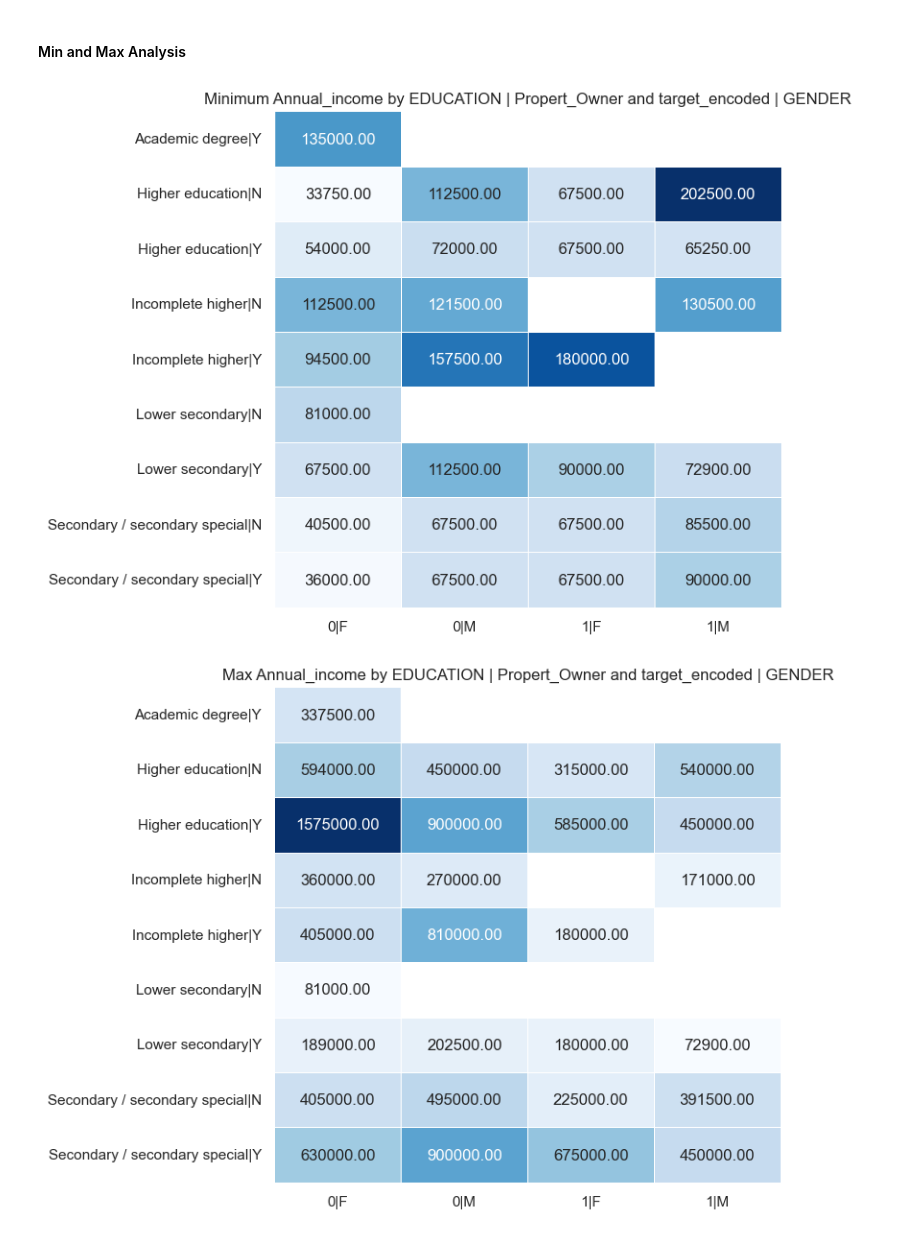
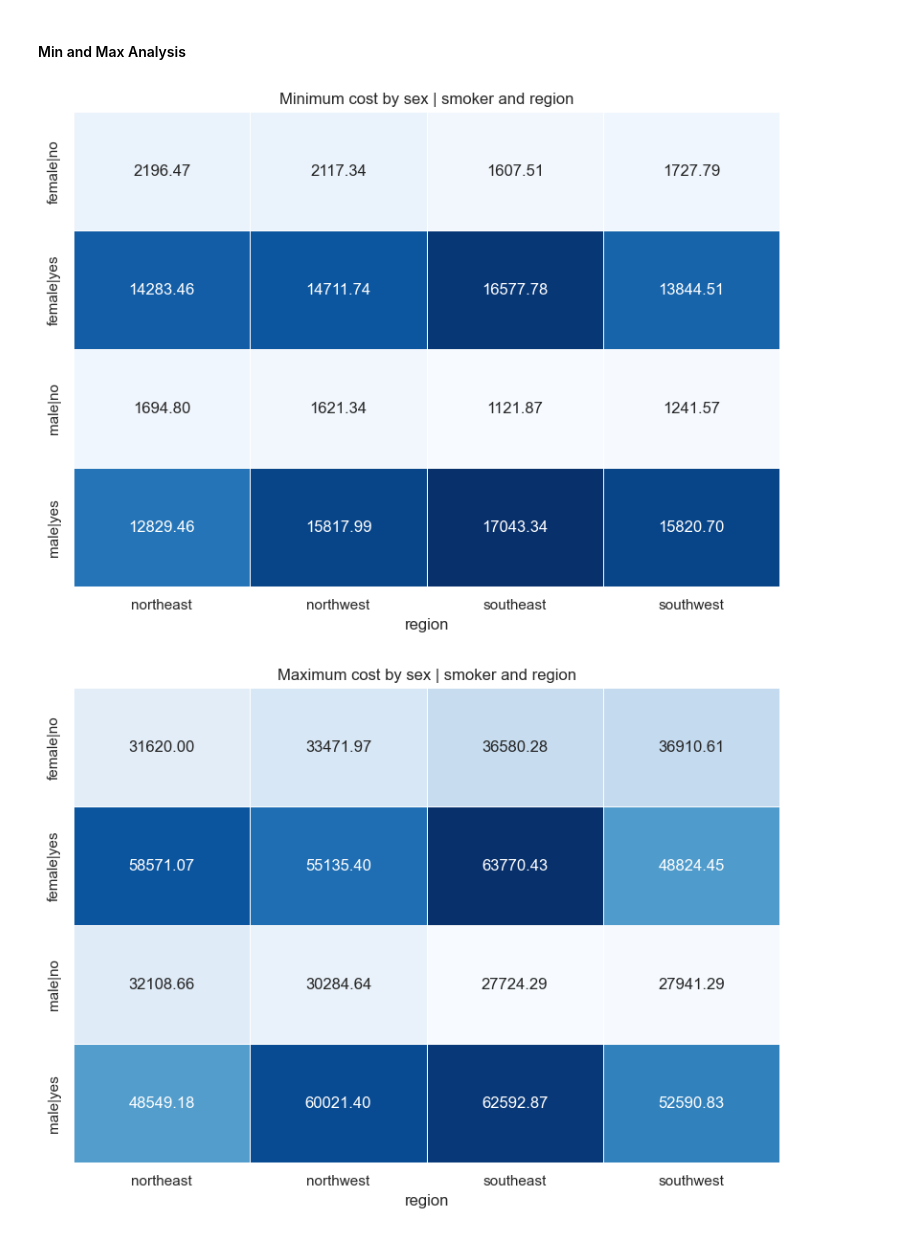
Before and after one commit to DerekSanchez/Medical-Cost-Regression, a Jupyter notebook: notebooks/EDA.ipynb, the cells around one changed output. Cells and saved outputs as stored; diff of their text form; code cells hidden in the pictures.

```diff
--- a/notebooks/EDA.ipynb
+++ b/notebooks/EDA.ipynb
@@ -626,44 +630,44 @@ for agg in aggregate:
 # %% [markdown]
 #### Min and Max Analysis
 # %%
-# Churn vs Contract and PaymentMethod (min Monthly Charges)
+# sex vs smoking status and region (max cost)
 
-combined_index = df['EDUCATION'] + '|' + df['Propert_Owner']
-combined_columns = df['target_encoded'].astype(str) + '|' + df['GENDER']
+combined_index = df['sex'] + '|' + df['smoker']
+combined_columns = df['region']
 pivot_table = pd.pivot_table(
     df,
-    values = 'Annual_income',
+    values = 'target',
     index = combined_index,
     columns = combined_columns,
     aggfunc = 'min'
 )
 
 
 plt.figure(figsize = (8, 6))
 
 sns.heatmap(
     pivot_table,
     annot = True,
     fmt = '.2f',
     linewidths = 0.5,
     cmap = 'Blues',
     cbar = False)
 
 
-plt.title('Minimum Annual_income by EDUCATION | Propert_Owner and target_encoded | GENDER')
+plt.title('Minimum cost by sex | smoker and region')
 
 plt.tight_layout()
 plt.show()
 # %% [output]
-[figure, old version]
+[figure, new version]
 # %%
-# Churn vs Contract and PaymentMethod (max Monthly Charges)
+# sex vs smoking status and region (max cost)
 
-combined_index = df['EDUCATION'] + '|' + df['Propert_Owner']
-combined_columns = df['target_encoded'].astype(str) + '|' + df['GENDER']
+combined_index = df['sex'] + '|' + df['smoker']
+combined_columns = df['region']
 pivot_table = pd.pivot_table(
     df,
-    values = 'Annual_income',
+    values = 'target',
     index = combined_index,
     columns = combined_columns,
     aggfunc = 'max'
@@ -681,9 +685,9 @@ sns.heatmap(
     cbar = False)
 
 
-plt.title('Max Annual_income by EDUCATION | Propert_Owner and target_encoded | GENDER')
+plt.title('Maximum cost by sex | smoker and region')
 
 plt.tight_layout()
 plt.show()
 # %% [output]
-[figure, old version]
+[figure, new version]
```
Also changed, not shown: parts of 9 cells of this notebook.
